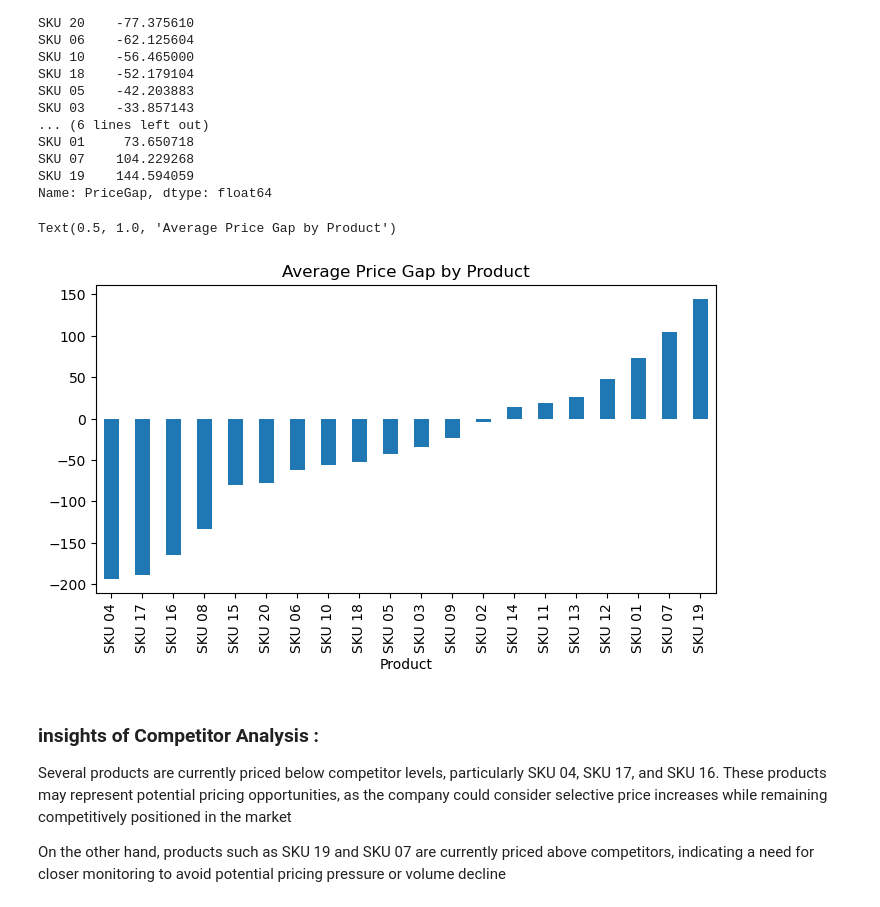
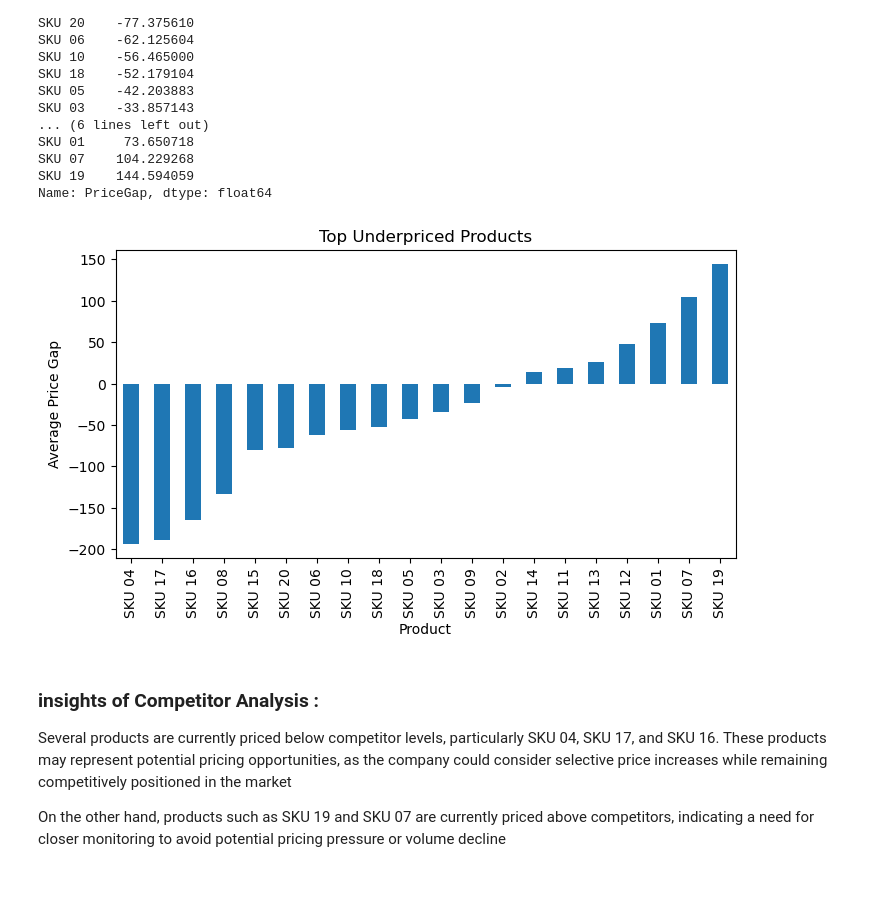
Before and after one commit to sigitsuharyadi88/pricing-optimization-analysis, a Jupyter notebook: notebook/pricing-optimization-analyst.ipynb, the cells around one changed output. Cells and saved outputs as stored; diff of their text form; code cells hidden in the pictures.

```diff
--- a/notebook/pricing-optimization-analyst.ipynb
+++ b/notebook/pricing-optimization-analyst.ipynb
@@ -114,10 +107,12 @@ SKU 19    144.594059
 Name: PriceGap, dtype: float64
 # %%
 price_gap.plot(kind="bar", figsize=(8, 4))
-plt.title("Average Price Gap by Product")
+plt.title("Top Underpriced Products")
+plt.ylabel("Average Price Gap")
+
+plt.show()
 # %% [output]
-Text(0.5, 1.0, 'Average Price Gap by Product')
-[figure, old version]
+[figure, new version]
 # %% [markdown]
 ### insights of Competitor Analysis :
 
```
Also changed, not shown: parts of 16 cells of this notebook.
